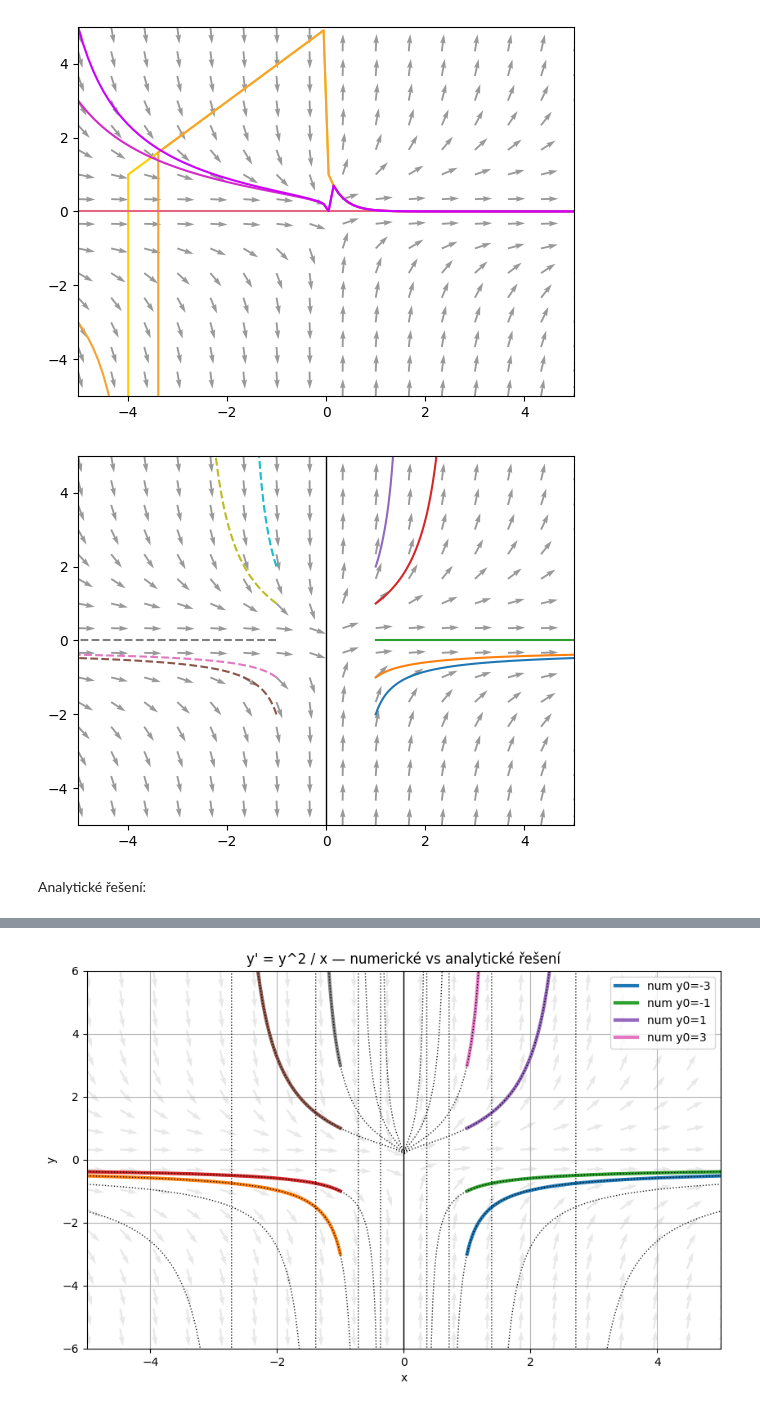
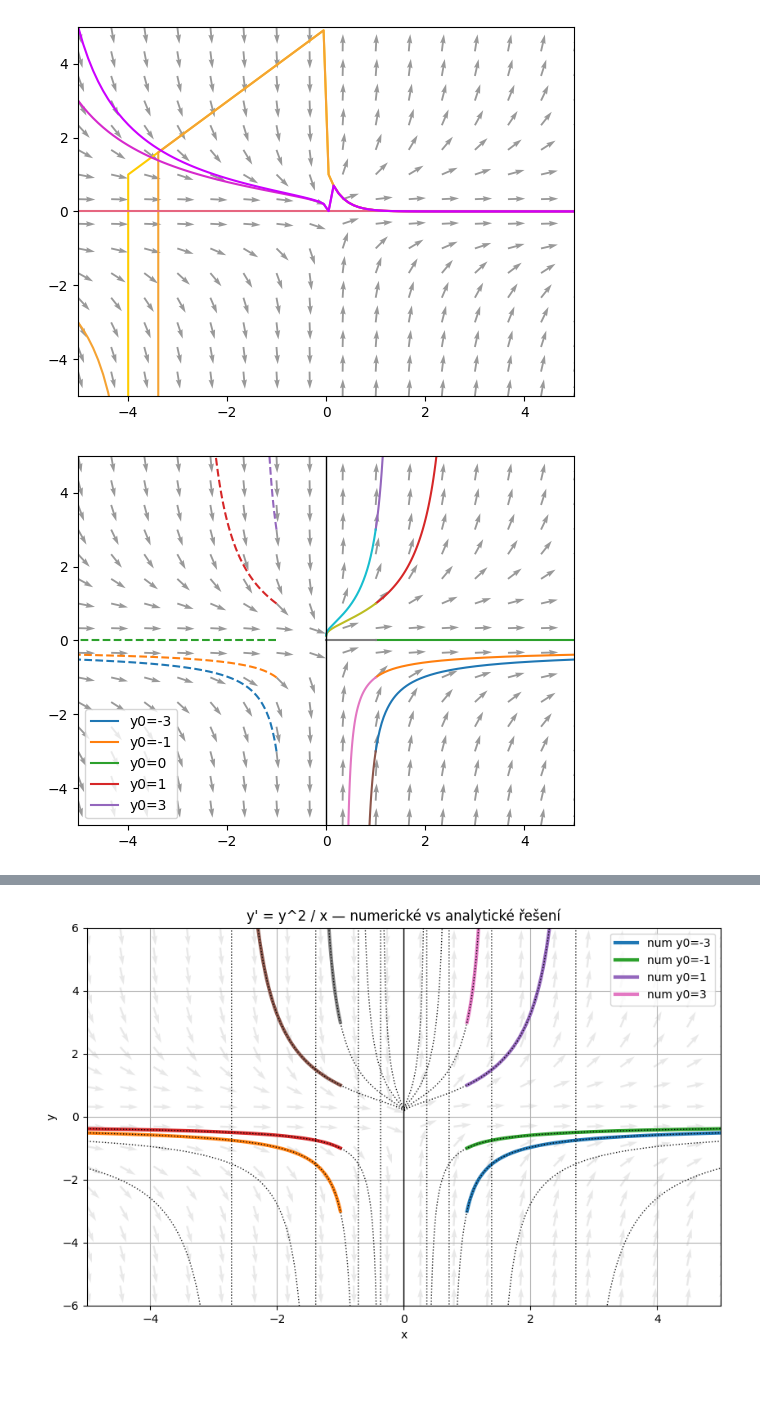
Before and after one commit to pkbcz/MSW2, a Jupyter notebook: 12 Diferencialni rovnice.ipynb, the cells around one changed output, grey strips where cells are left out. Saved outputs shown, nothing was run; the diff lists cells and outputs as text; code cells hidden in the pictures; blank space fills up the shorter version.

```diff
--- a/12 Diferencialni rovnice.ipynb
+++ b/12 Diferencialni rovnice.ipynb
@@ -1400,52 +1400,54 @@ plt.show()
 # %%
 # y' = y^2/x    - numericky přes solve_ivp
 import numpy as np
 import matplotlib.pyplot as plt
 from scipy.integrate import solve_ivp
 
-# numerická metody úplně selže při řešení této rovnice :)
-
-def model(x, y):            # v bodě x=0 singularita - dochází k dělení nulou
+def model(x, y):                    # v bodě x=0 singularita - dochází k dělení nulou
     dydx = y**2/x
     return dydx
 
-xymin = -5
-xymax = 5
+xymin, xymax = -5, 5
 plt.xlim(xymin, xymax)
 plt.ylim(xymin, xymax)
 
 # řešení diferencialni rovnice
-x = np.linspace(xymin, xymax, 100)
-# y0s = [-5, -3, 0, 3, 5]
-y0s = [-2, -1, 0, 1, 2]
+#x = np.linspace(xymin, xymax, 100)
+y0s = [-3, -1, 0, 1, 3]
+x0 = 1
+eps = 1e-3                          # blízkost k singularitě
 
-x0 = 1
-x_eval_pos = np.linspace(x0, xymax, 200)   # ===== větev x > 0 =====
+# musíme zvlášť doprava a doleva, protože numerika postupuje krokově
+# ===== větev x > 0 =====
+x_val_pos = np.linspace(x0, xymax, 200)     # integrace doprava
 for y0 in y0s:
-    sol = solve_ivp(model, (x0, xymax), [y0], t_eval=x_eval_pos)
-    barva1 = barva((y0+5)/10)
-    plt.plot(sol.t, sol.y[0], label=f'y0={y0} (x>0)')
+    sol = solve_ivp(model, (x0, xymax), [y0], t_eval=x_val_pos)
+    plt.plot(sol.t, sol.y[0], label=f'y0={y0}')
+# část mezi singularitou a řešením (zde pro větev x > 0)
+x_val_pos = np.linspace(x0, eps, 200)       # integrace doleva k 0
+for y0 in y0s:
+    sol = solve_ivp(model, (x0, eps), [y0], t_eval=x_val_pos)
+    plt.plot(sol.t, sol.y[0])
 
+# ===== větev x < 0 =====
+x_val_neg = np.linspace(-x0, xymin, 200)
+for y0 in y0s:
+    sol = solve_ivp(model, (-x0, xymin), [y0], t_eval=x_val_neg)
+    plt.plot(sol.t, sol.y[0], linestyle='--')
+# část mezi záporným řešením a singularitou obdobně
 
-
-x_eval_neg = np.linspace(-x0, xymin, 200)  # ===== větev x < 0 =====
-for y0 in y0s:
-    sol = solve_ivp(model, (-x0, xymin), [y0], t_eval=x_eval_neg)
-    plt.plot(sol.t, sol.y[0], linestyle='--', label=f'y0={y0} (x<0)')
 
 # vektorové pole
 nvec_on_row = 16
 X,Y = np.meshgrid(np.linspace(xymin, xymax, nvec_on_row),np.linspace(xymin, xymax, nvec_on_row))
 U = 1
 V = Y**2/X
 norm = np.sqrt(U**2 + V**2)
 U /= norm
 V /= norm
 plt.quiver(X,Y,U,V, color='gray', alpha=0.8)
 plt.axvline(0, color='black', linewidth=1)  # vizualizace singularity
 
-plt.show()
+plt.legend(loc='lower left');
 # %% [output]
-[figure, old version]
+[figure, new version]
-# %% [markdown]
-Analytické řešení:
```
Also changed, not shown: parts of 4 cells of this notebook, 2 other files.
